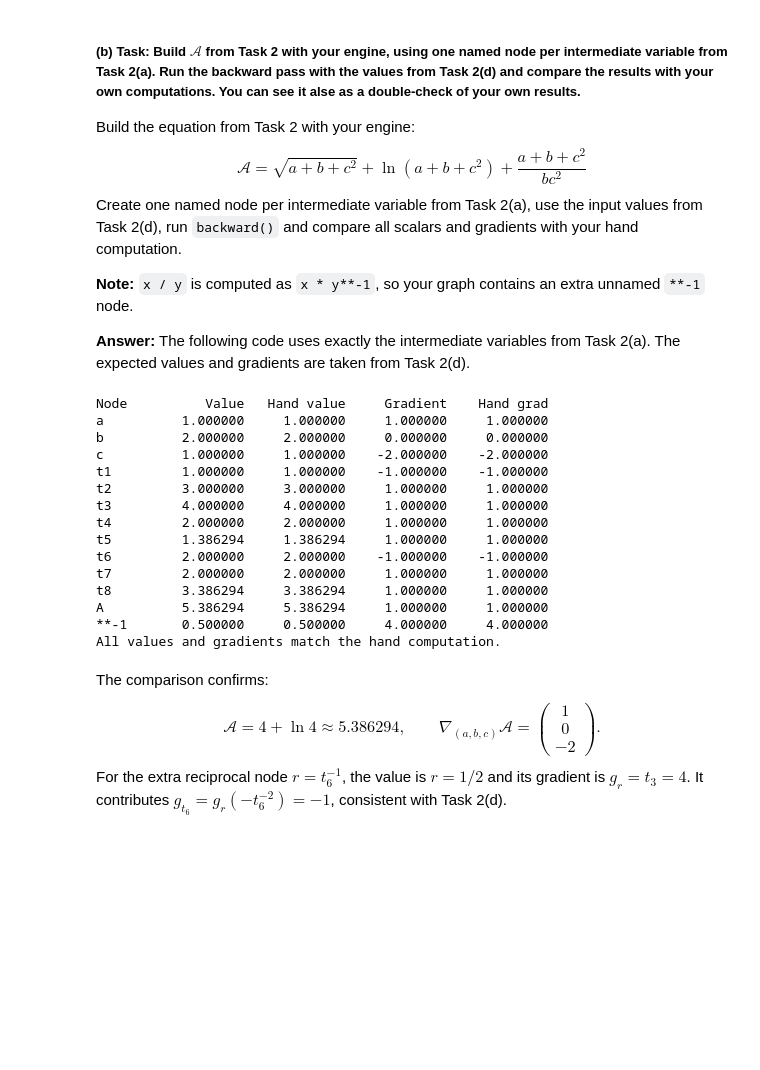
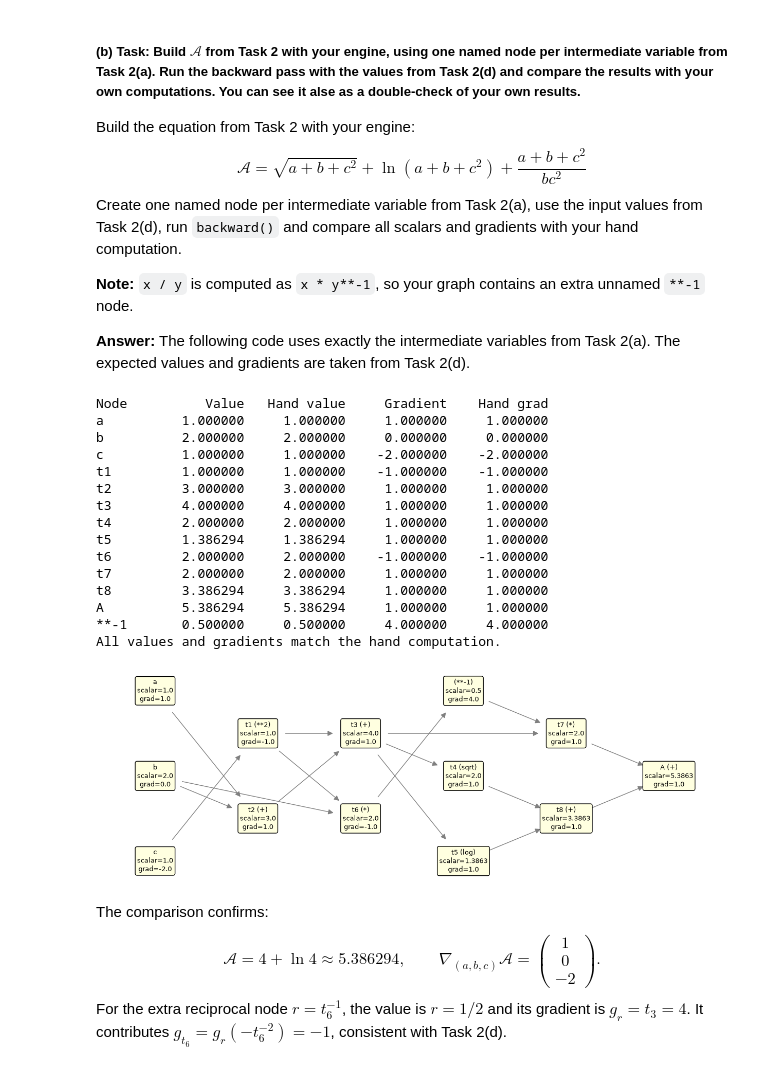
Before and after one commit to mpik0225-max/Deep_Learning, a Jupyter notebook: Exe01/DL_Sheet01.ipynb, the cells around one changed output. Drawn from its saved outputs; the diff is of its cells as text; code cells hidden in the pictures; blank space fills up the shorter version.

```diff
--- a/DL_Sheet01.ipynb
+++ b/Exe01/DL_Sheet01.ipynb
@@ -905,7 +913,7 @@ Create one named node per intermediate variable from Task 2(a), use the input va
 
 **Answer:** The following code uses exactly the intermediate variables from Task 2(a). The expected values and gradients are taken from Task 2(d).
 # %%
-# * Task 3(b): build the graph, run backward and check the hand calculations.
+# *** Task 3(b): build the graph, run backward and check the hand calculations.
 a = Node(1.0, name='a')
 b = Node(2.0, name='b')
 c = Node(1.0, name='c')
@@ -927,33 +935,35 @@ expected_values = [1, 2, 1, 1, 3, 4, 2, np.log(4), 2, 2, 2 + np.log(4), 4 + np.l
 expected_grads = [1, 0, -2, -1, 1, 1, 1, 1, -1, 1, 1, 1]
 
 print(f"{'Node':<6} {'Value':>12} {'Hand value':>12} {'Gradient':>12} {'Hand grad':>12}")
 for node, value, grad in zip(results, expected_values, expected_grads):
     print(f"{node.name:<6} {node.scalar:12.6f} {value:12.6f} {node.grad:12.6f} {grad:12.6f}")
     assert np.isclose(node.scalar, value)
     assert np.isclose(node.grad, grad)
 
 # Check the extra reciprocal node introduced by division.
 reciprocal = next(node for node in trace_nodes(A) if node._op == '**-1')
 assert np.isclose(reciprocal.scalar, 0.5)
 assert np.isclose(reciprocal.grad, 4.0)
 print(f"{'**-1':<6} {reciprocal.scalar:12.6f} {0.5:12.6f} {reciprocal.grad:12.6f} {4.0:12.6f}")
 print("All values and gradients match the hand computation.")
+draw_graph(A)
 # %% [output]
 Node          Value   Hand value     Gradient    Hand grad
 a          1.000000     1.000000     1.000000     1.000000
 b          2.000000     2.000000     0.000000     0.000000
 c          1.000000     1.000000    -2.000000    -2.000000
 t1         1.000000     1.000000    -1.000000    -1.000000
 t2         3.000000     3.000000     1.000000     1.000000
 t3         4.000000     4.000000     1.000000     1.000000
 t4         2.000000     2.000000     1.000000     1.000000
 t5         1.386294     1.386294     1.000000     1.000000
 t6         2.000000     2.000000    -1.000000    -1.000000
 t7         2.000000     2.000000     1.000000     1.000000
 t8         3.386294     3.386294     1.000000     1.000000
 A          5.386294     5.386294     1.000000     1.000000
 **-1       0.500000     0.500000     4.000000     4.000000
 All values and gradients match the hand computation.
+[figure, added]
 # %% [markdown]
 The comparison confirms:
 $$
```
Also changed, not shown: parts of 3 cells of this notebook, 6 other files.
